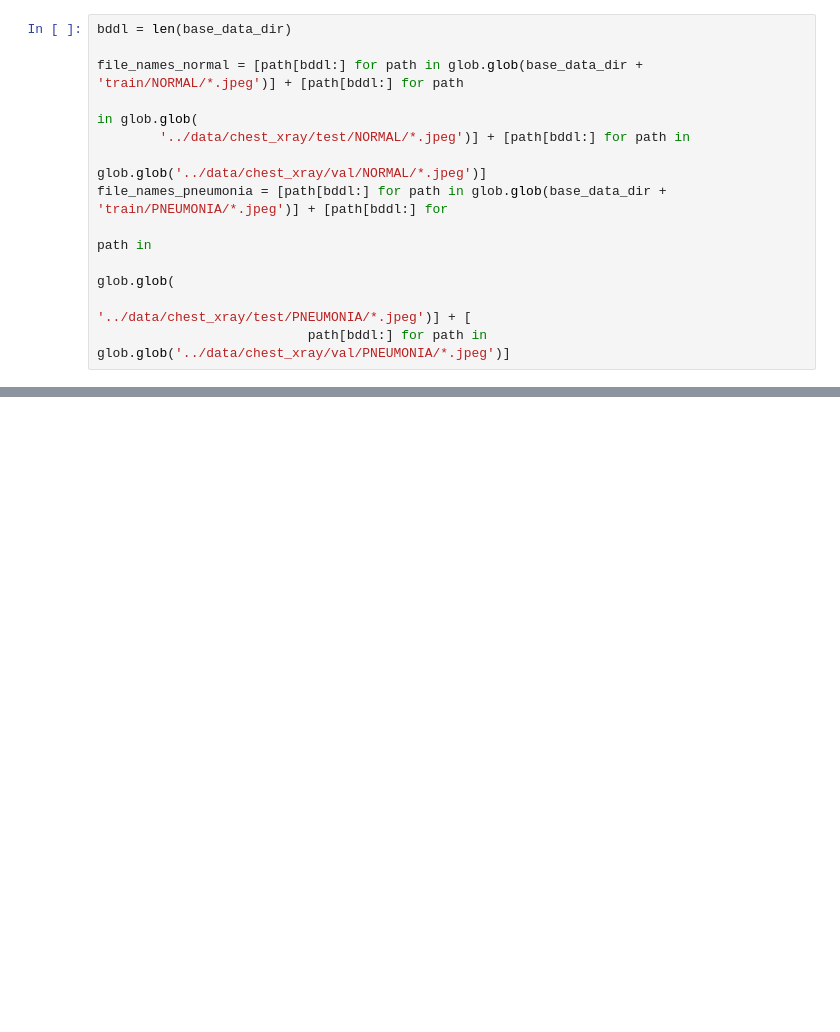
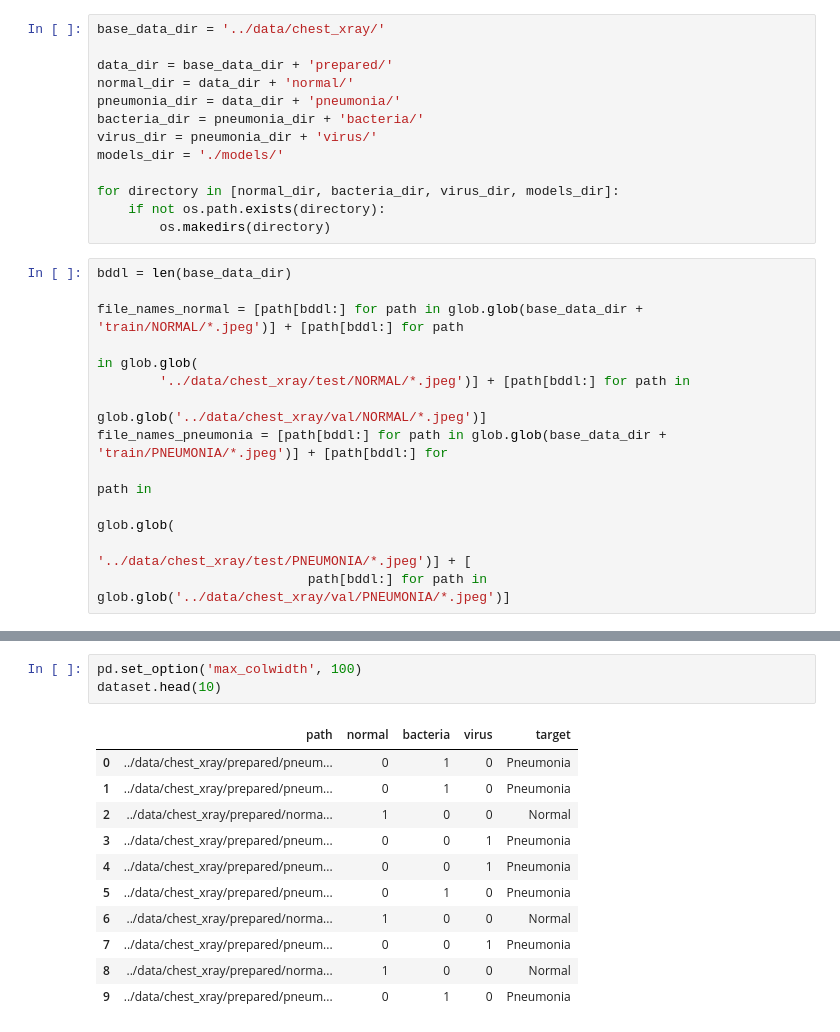
Before and after one commit to Zhuvikin/ML-pneumonia, a Jupyter notebook: pneumonia.ipynb, the cells around one changed output, grey strips where cells are left out. Drawn from its saved outputs; the diff is of its cells as text; blank space fills up the shorter version.

```diff
--- a/pneumonia.ipynb
+++ b/pneumonia.ipynb
@@ -43,3 +28,16 @@ if not os.path.exists(pretrained_yolov3_model_path):
+# %%
+base_data_dir = '../data/chest_xray/'
+
+data_dir = base_data_dir + 'prepared/'
+normal_dir = data_dir + 'normal/'
+pneumonia_dir = data_dir + 'pneumonia/'
+bacteria_dir = pneumonia_dir + 'bacteria/'
+virus_dir = pneumonia_dir + 'virus/'
+models_dir = './models/'
+
+for directory in [normal_dir, bacteria_dir, virus_dir, models_dir]:
+    if not os.path.exists(directory):
+        os.makedirs(directory)
 # %%
 bddl = len(base_data_dir)
 
@@ -229,0 +208,15 @@ print(detections)
+# %%
+pd.set_option('max_colwidth', 100)
+dataset.head(10)
+# %% [output]
+|  | path | normal | bacteria | virus | target |
+| 0 | ../data/chest_xray/prepared/pneum... | 0 | 1 | 0 | Pneumonia |
+| 1 | ../data/chest_xray/prepared/pneum... | 0 | 1 | 0 | Pneumonia |
+| 2 | ../data/chest_xray/prepared/norma... | 1 | 0 | 0 | Normal |
+| 3 | ../data/chest_xray/prepared/pneum... | 0 | 0 | 1 | Pneumonia |
+| 4 | ../data/chest_xray/prepared/pneum... | 0 | 0 | 1 | Pneumonia |
+| 5 | ../data/chest_xray/prepared/pneum... | 0 | 1 | 0 | Pneumonia |
+| 6 | ../data/chest_xray/prepared/norma... | 1 | 0 | 0 | Normal |
+| 7 | ../data/chest_xray/prepared/pneum... | 0 | 0 | 1 | Pneumonia |
+| 8 | ../data/chest_xray/prepared/norma... | 1 | 0 | 0 | Normal |
+| 9 | ../data/chest_xray/prepared/pneum... | 0 | 1 | 0 | Pneumonia |
```
Also changed, not shown: parts of 28 cells of this notebook, 3 other files.
